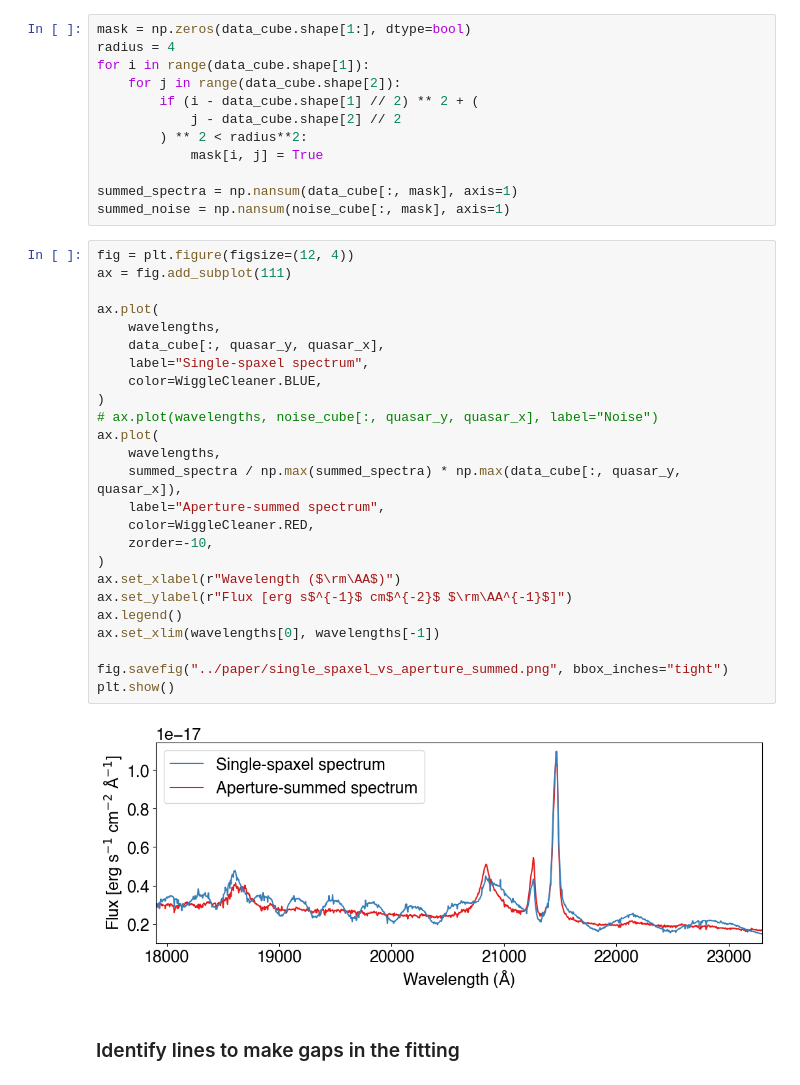
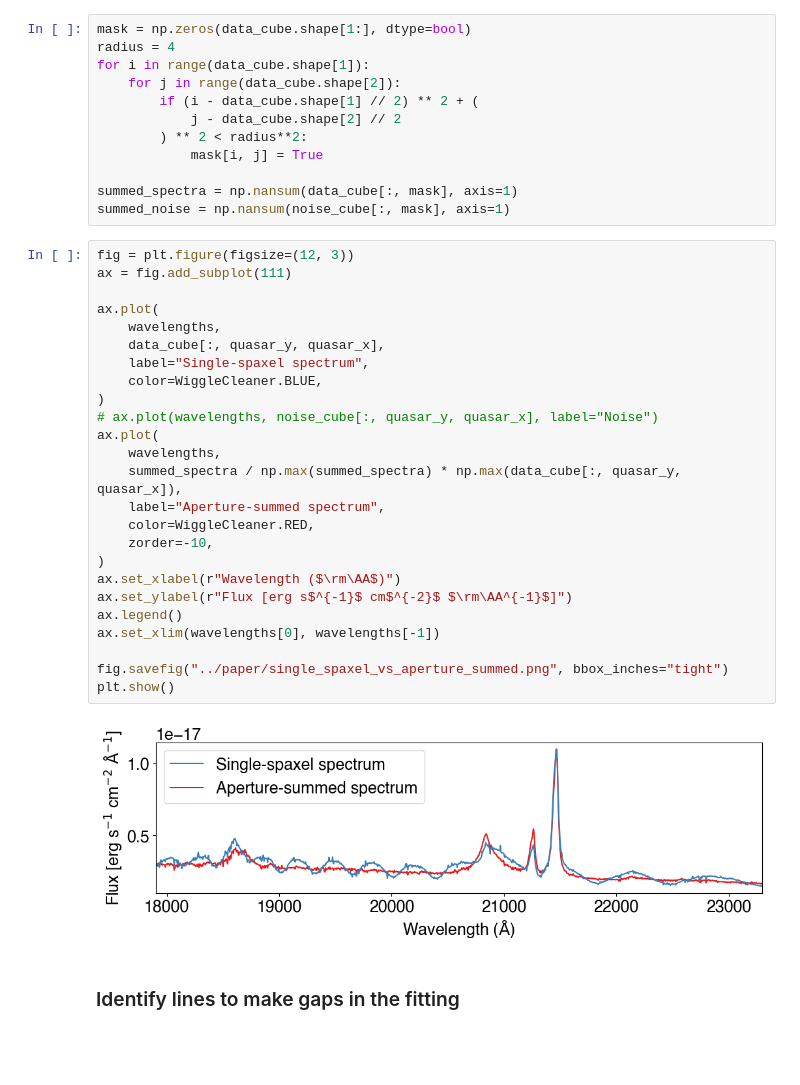
Before and after one commit to ajshajib/raccoon, a Jupyter notebook: example/example_notebook.ipynb, the cells around one changed output. Cells and saved outputs as stored; diff of their text form; blank space fills up the shorter version.

```diff
--- a/example/example_notebook.ipynb
+++ b/example/example_notebook.ipynb
@@ -48,32 +48,32 @@ for i in range(data_cube.shape[1]):
 summed_spectra = np.nansum(data_cube[:, mask], axis=1)
 summed_noise = np.nansum(noise_cube[:, mask], axis=1)
 # %%
-fig = plt.figure(figsize=(12, 4))
+fig = plt.figure(figsize=(12, 3))
 ax = fig.add_subplot(111)
 
 ax.plot(
     wavelengths,
     data_cube[:, quasar_y, quasar_x],
     label="Single-spaxel spectrum",
     color=WiggleCleaner.BLUE,
 )
 # ax.plot(wavelengths, noise_cube[:, quasar_y, quasar_x], label="Noise")
 ax.plot(
     wavelengths,
     summed_spectra / np.max(summed_spectra) * np.max(data_cube[:, quasar_y, quasar_x]),
     label="Aperture-summed spectrum",
     color=WiggleCleaner.RED,
     zorder=-10,
 )
 ax.set_xlabel(r"Wavelength ($\rm\AA$)")
 ax.set_ylabel(r"Flux [erg s$^{-1}$ cm$^{-2}$ $\rm\AA^{-1}$]")
 ax.legend()
 ax.set_xlim(wavelengths[0], wavelengths[-1])
 
 fig.savefig("../paper/single_spaxel_vs_aperture_summed.png", bbox_inches="tight")
 plt.show()
 # %% [output]
-[figure, old version]
+[figure, new version]
 # %% [markdown]
 ### Identify lines to make gaps in the fitting
 # %%
```
Also changed, not shown: parts of 4 cells of this notebook, 1 other file.
